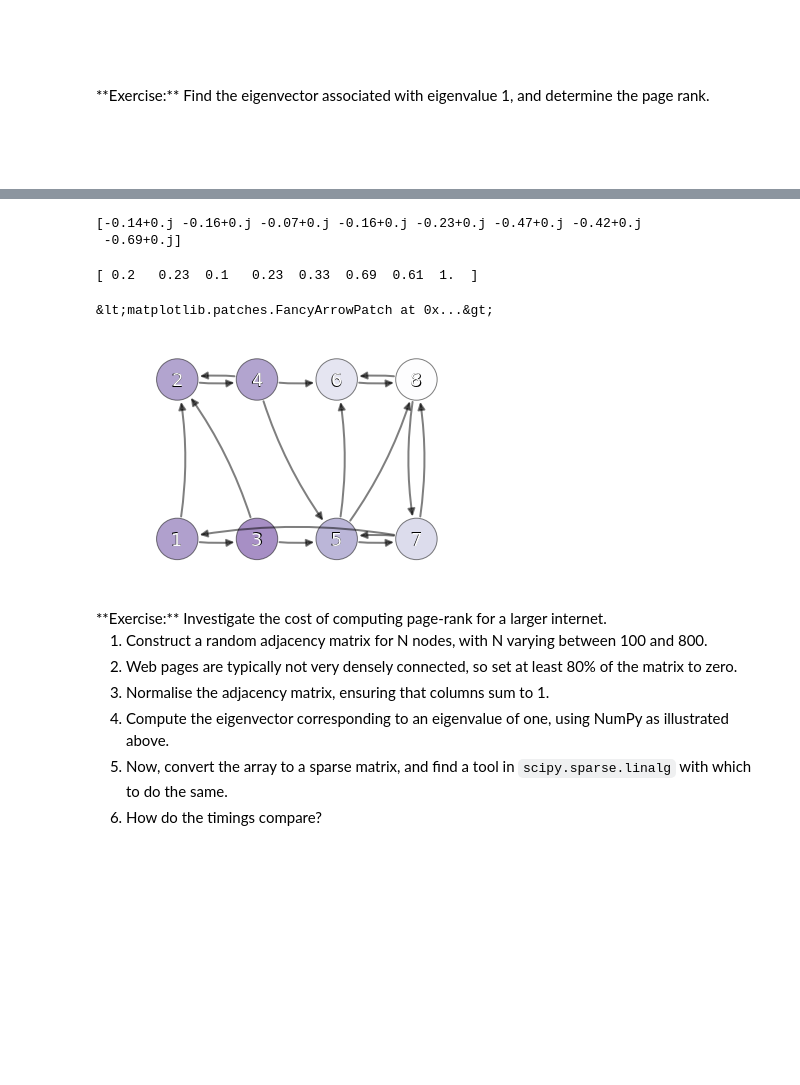
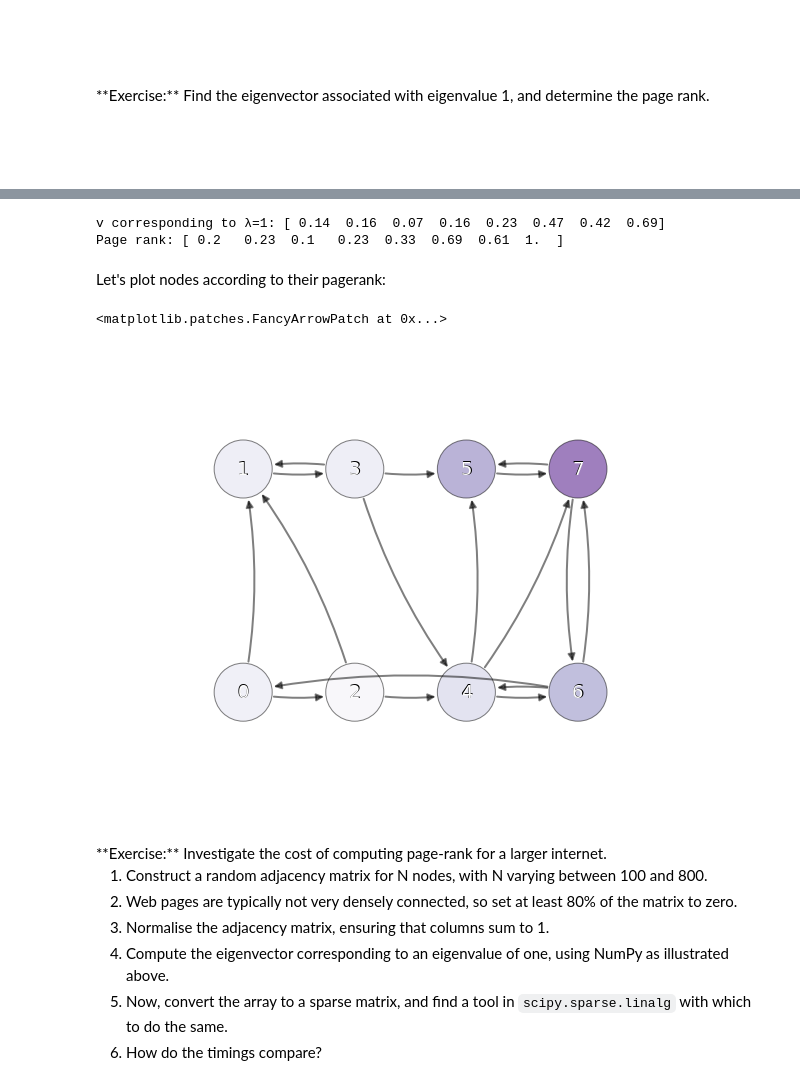
Before and after one commit to stefanv/teaching, a Jupyter notebook: 2011_euroscipy_paris_sci_comp_advanced/Scientific Computing Advanced.ipynb, the cells around one changed output, grey strips where cells are left out. Cells and saved outputs as stored; diff of their text form; code cells hidden in the pictures; blank space fills up the shorter version.

```diff
--- a/2011_euroscipy_paris_sci_comp_advanced/Scientific Computing Advanced.ipynb
+++ b/2011_euroscipy_paris_sci_comp_advanced/Scientific Computing Advanced.ipynb
@@ -257,11 +298,15 @@ the eigenvector of $\mathrm{H}$ associated with eigenvalue 1, we've found
 the PageRank vector, $\mathbf{p}$.
 # %%
 # Build adjacency matrix
-A = nx.convert.to_numpy_matrix(g).T
-A = np.asarray(A)
+A = nx.adjacency_matrix(g).T
 
-print A
-print
+print(type(A))
+print()
+
+A = A.toarray()
+
+print(A)
+print()
 
 # Convert nr of links to percentage.  Node can't
 # donate more than 100% of popularity, so columns
@@ -269,5 +314,5 @@ print
 H = A / np.sum(A, axis=0)
 
 np.set_printoptions(precision=2)
-print H
+print(H)
 # %% [output]
@@ -304,31 +351,25 @@ array([  1.00e+00+0.j  ,   4.25e-01+0.29j,   4.25e-01-0.29j,
-# %%
-s = v[:, 0]
-print s
-# %% [output]
-[-0.14+0.j -0.16+0.j -0.07+0.j -0.16+0.j -0.23+0.j -0.47+0.j -0.42+0.j
- -0.69+0.j]
-# %%
-m = s[np.argmax(np.abs(s))]
-page_rank = (s / m).real
-print page_rank
-# %% [output]
-[ 0.2   0.23  0.1   0.23  0.33  0.69  0.61  1.  ]
-# %%
-# We'll plot the nodes, coloured
-# according to their pagerank.
-node_color = (1 - page_rank)
-node_color = np.insert(node_color, 0, 0)
-
-import nxdraw
-reload(nxdraw)
-
-nxdraw.draw_network(g,
-            rect_pos,
-            node_color=node_color,
-            cmap=plt.cm.Purples)
-# %% [output]
-&lt;matplotlib.patches.FancyArrowPatch at 0x...&gt;
-[figure, removed]
+# %%
+v0 = np.abs(v[:, 0])
+print('v corresponding to λ=1:', v0)
+
+page_rank = (v0 / v0.max())
+
+print('Page rank:', page_rank)
+# %% [output]
+v corresponding to λ=1: [ 0.14  0.16  0.07  0.16  0.23  0.47  0.42  0.69]
+Page rank: [ 0.2   0.23  0.1   0.23  0.33  0.69  0.61  1.  ]
+# %% [markdown]
+Let's plot nodes according to their pagerank:
+# %%
+import nxdraw
+
+nxdraw.draw_network(g,
+            rect_pos,
+            node_color=page_rank,
+            cmap=plt.cm.Purples)
+# %% [output]
+<matplotlib.patches.FancyArrowPatch at 0x...>
+[figure, added]
 # %% [markdown]
 <span class="exercise">
 **Exercise:** Investigate the cost of computing page-rank for a larger internet.
```
Also changed, not shown: parts of 24 cells of this notebook.
